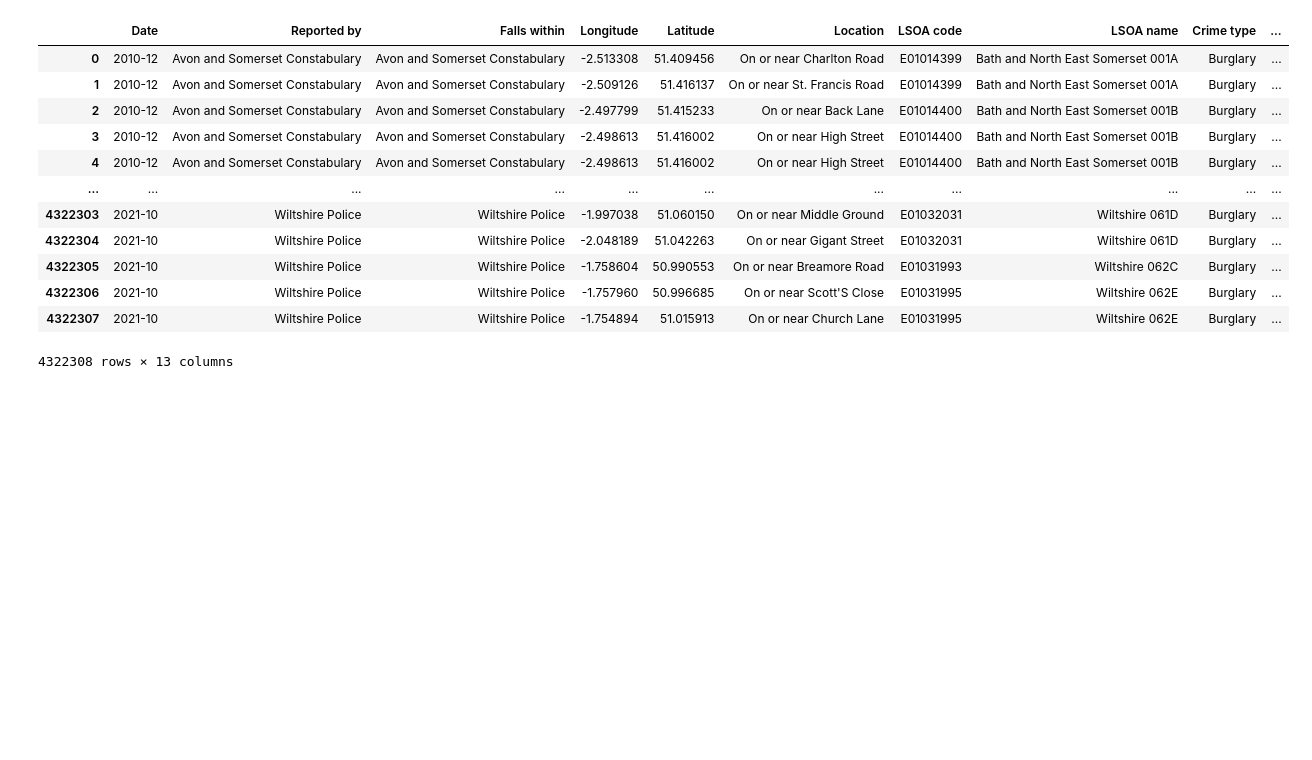
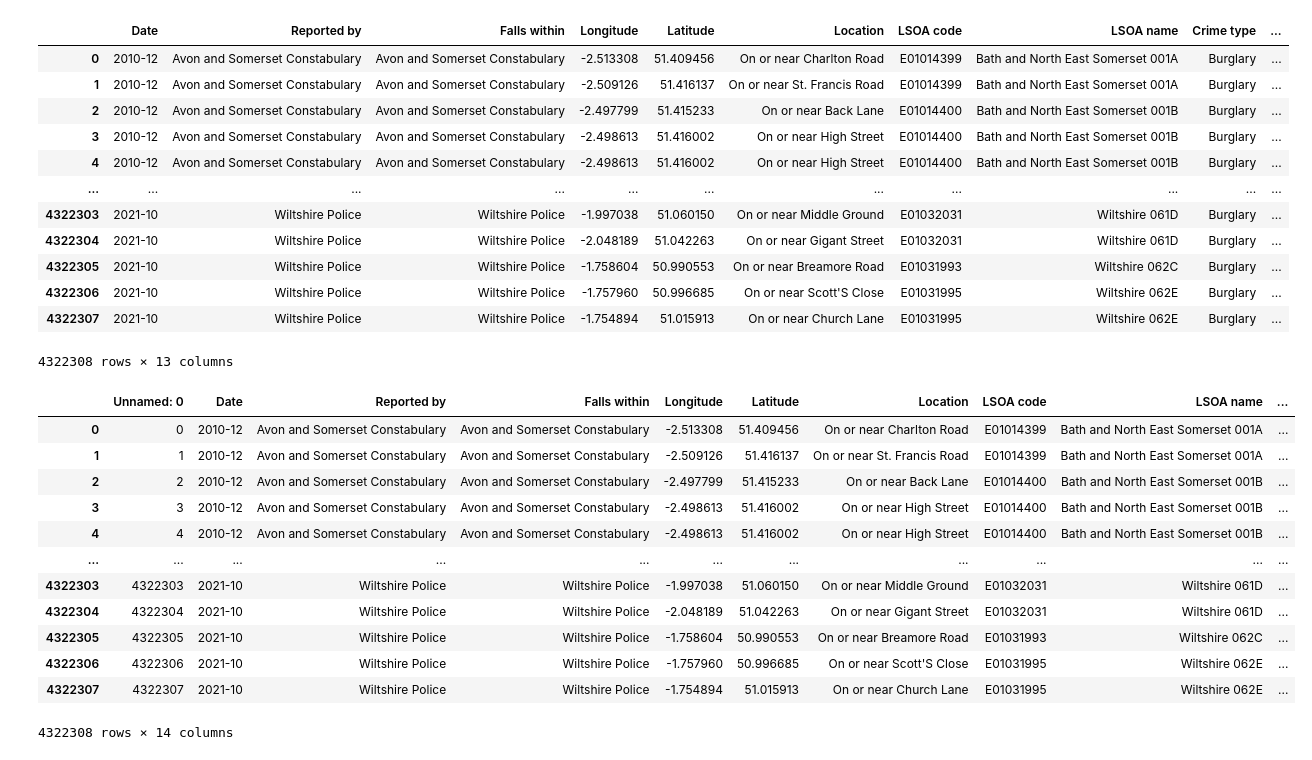
Before and after one commit to S-Diemel/JBG050, a Jupyter notebook: street data.ipynb, the cells around one changed output. Saved outputs shown, nothing was run; the diff lists cells and outputs as text; code cells hidden in the pictures; blank space fills up the shorter version.

```diff
--- a/street data.ipynb
+++ b/street data.ipynb
@@ -541,0 +542,18 @@ df2.to_csv("C:\\Users\\20203666\\Documents\\JBG050-data\\burglary_data3.csv")
+# %%
+df3 = pd.read_csv("C:\\Users\\20203666\\Documents\\JBG050-data\\burglary_data3.csv")
+# %%
+df3
+# %% [output]
+|  | Unnamed: 0 | Date | Reported by | Falls within | Longitude | Latitude | Location | LSOA code | LSOA name | ... |
+| 0 | 0 | 2010-12 | Avon and Somerset Constabulary | Avon and Somerset Constabulary | -2.513308 | 51.409456 | On or near Charlton Road | E01014399 | Bath and North East Somerset 001A | ... |
+| 1 | 1 | 2010-12 | Avon and Somerset Constabulary | Avon and Somerset Constabulary | -2.509126 | 51.416137 | On or near St. Francis Road | E01014399 | Bath and North East Somerset 001A | ... |
+| 2 | 2 | 2010-12 | Avon and Somerset Constabulary | Avon and Somerset Constabulary | -2.497799 | 51.415233 | On or near Back Lane | E01014400 | Bath and North East Somerset 001B | ... |
+| 3 | 3 | 2010-12 | Avon and Somerset Constabulary | Avon and Somerset Constabulary | -2.498613 | 51.416002 | On or near High Street | E01014400 | Bath and North East Somerset 001B | ... |
+| 4 | 4 | 2010-12 | Avon and Somerset Constabulary | Avon and Somerset Constabulary | -2.498613 | 51.416002 | On or near High Street | E01014400 | Bath and North East Somerset 001B | ... |
+| ... | ... | ... | ... | ... | ... | ... | ... | ... | ... | ... |
+| 4322303 | 4322303 | 2021-10 | Wiltshire Police | Wiltshire Police | -1.997038 | 51.060150 | On or near Middle Ground | E01032031 | Wiltshire 061D | ... |
+| 4322304 | 4322304 | 2021-10 | Wiltshire Police | Wiltshire Police | -2.048189 | 51.042263 | On or near Gigant Street | E01032031 | Wiltshire 061D | ... |
+| 4322305 | 4322305 | 2021-10 | Wiltshire Police | Wiltshire Police | -1.758604 | 50.990553 | On or near Breamore Road | E01031993 | Wiltshire 062C | ... |
+| 4322306 | 4322306 | 2021-10 | Wiltshire Police | Wiltshire Police | -1.757960 | 50.996685 | On or near Scott'S Close | E01031995 | Wiltshire 062E | ... |
+| 4322307 | 4322307 | 2021-10 | Wiltshire Police | Wiltshire Police | -1.754894 | 51.015913 | On or near Church Lane | E01031995 | Wiltshire 062E | ... |
+4322308 rows × 14 columns
```
Also changed, not shown: parts of 9 cells of this notebook.
